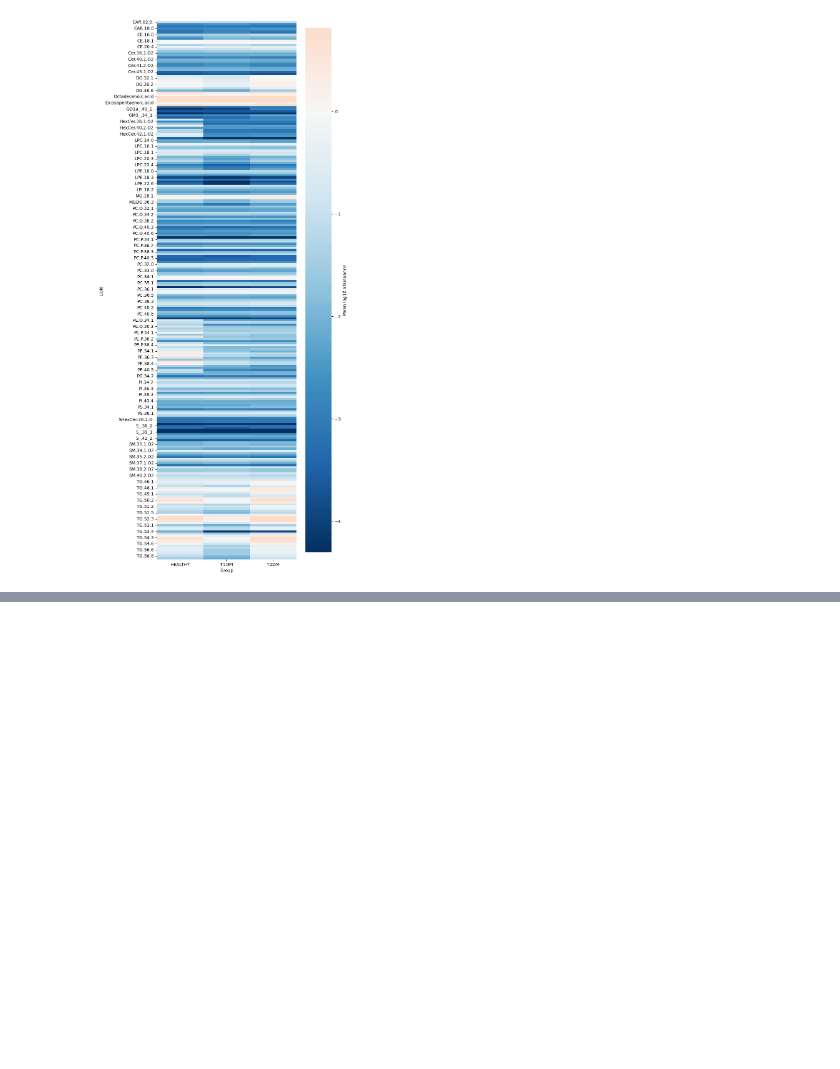
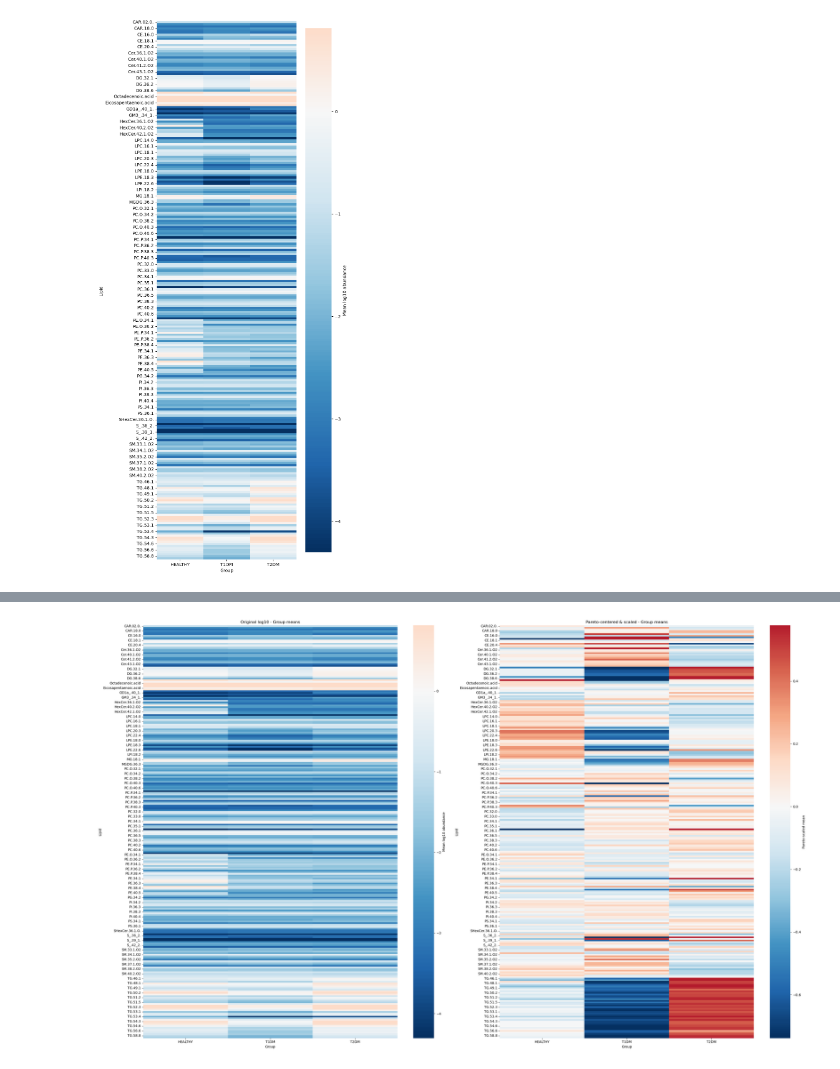
Before and after one commit to hafarah/Targeted_Lipidomics_Pancreas, a Jupyter notebook: Data_cleaning_transformation.ipynb, the cells around one changed output, grey strips where cells are left out. Drawn from its saved outputs; the diff is of its cells as text; code cells hidden in the pictures; blank space fills up the shorter version.

```diff
--- a/Data_cleaning_transformation.ipynb
+++ b/Data_cleaning_transformation.ipynb
@@ -354,0 +484,45 @@ plt.close()
+# %%
+# Combine Pareto-scaled lipid data with group labels
+lipidMatrixParetoWithGroup = lipidMatrixParetoCentreDf.copy()
+lipidMatrixParetoWithGroup["Group"] = groupLabels  # use the same groupLabels variable
+
+# Compute group means for Pareto-scaled data
+groupMeansParetoDf = lipidMatrixParetoWithGroup.groupby("Group").mean()
+
+# Transpose so lipids are rows
+groupMeansParetoTransposedDf = groupMeansParetoDf.T
+
+# Set figure with 2 heatmaps side by side
+fig, axes = plt.subplots(1, 2, figsize=(30, 18))  # taller figure for many lipids
+
+# Left: Original log10-transformed group means (already computed)
+sns.heatmap(
+    np.log10(groupMeansTransposedDf + 1e-9),
+    ax=axes[0],
+    cmap="RdBu_r",
+    center=0,
+    robust=True,
+    cbar_kws={"label": "Mean log10 abundance"}
+)
+axes[0].set_title("Original log10 - Group means")
+axes[0].set_xlabel("Group")
+axes[0].set_ylabel("Lipid")
+
+# Right: Pareto-scaled group means
+sns.heatmap(
+    groupMeansParetoTransposedDf,
+    ax=axes[1],
+    cmap="RdBu_r",
+    center=0,
+    robust=True,
+    cbar_kws={"label": "Pareto-scaled mean"}
+)
+axes[1].set_title("Pareto-centered & scaled - Group means")
+axes[1].set_xlabel("Group")
+axes[1].set_ylabel("Lipid")
+
+plt.tight_layout()
+plt.show()
+plt.close()
+# %% [output]
+[figure, added]
```
Also changed, not shown: parts of 9 cells of this notebook.
